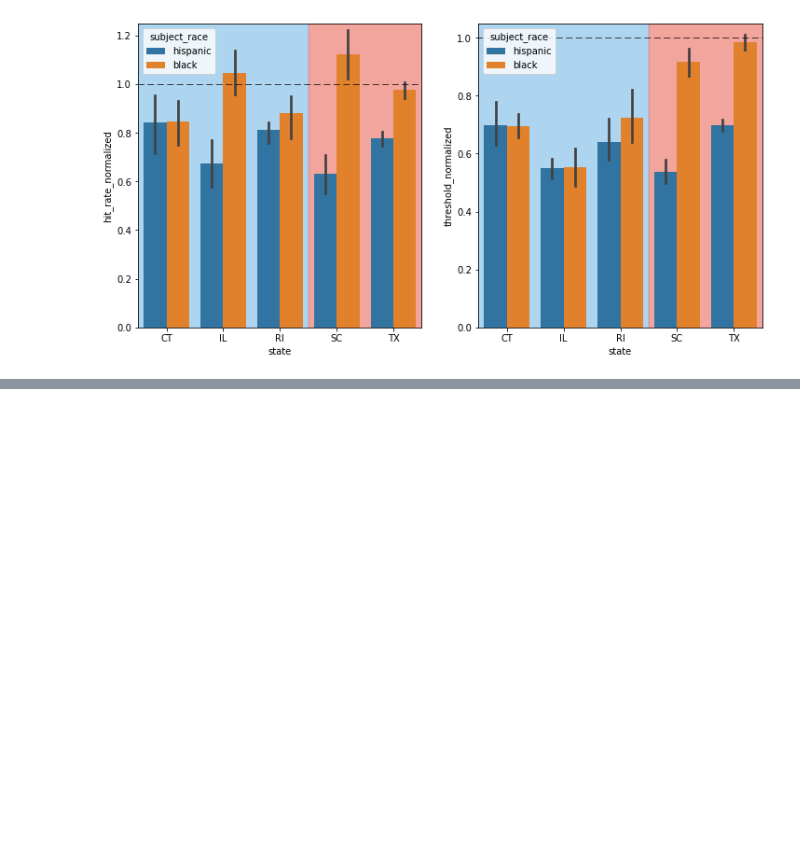
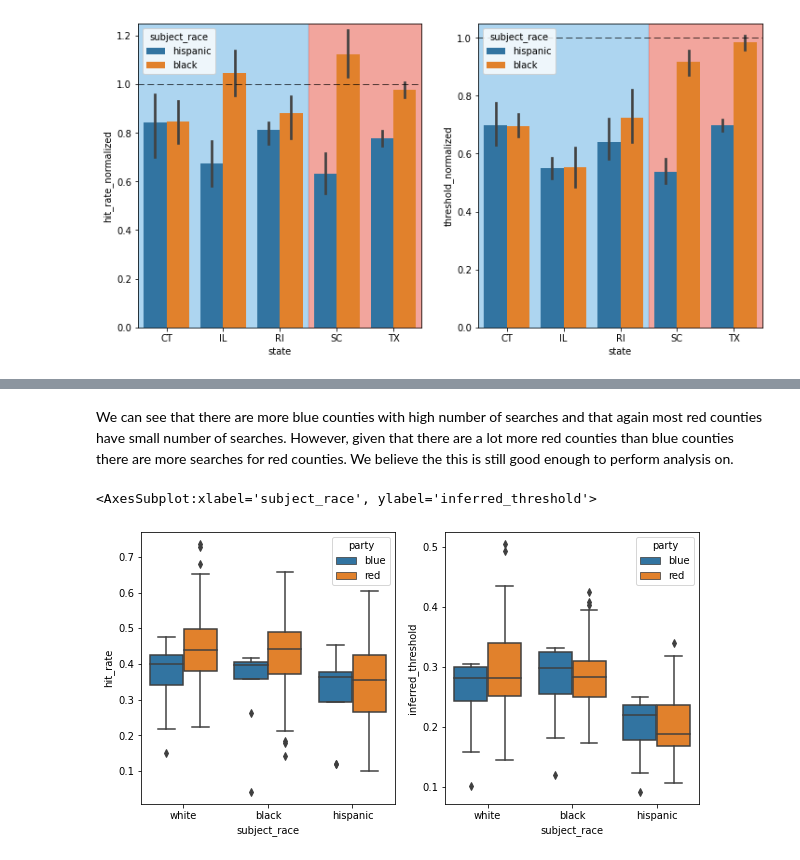
Before and after one commit to epfl-ada/ada-2020-project-milestone-p3-p3_halouma, a Jupyter notebook: p3_luis.ipynb, the cells around one changed output, grey strips where cells are left out. Cells and saved outputs as stored; diff of their text form; code cells hidden in the pictures; blank space fills up the shorter version.

```diff
--- a/p3_luis.ipynb
+++ b/p3_luis.ipynb
@@ -426,0 +459,10 @@ ax[1].axhline(1)
+# %% [markdown]
+We can see that there are more blue counties with high number of searches and that again most red counties have small number of searches.
+However, given that there are a lot more red counties than blue counties there are more searches for red counties. We believe the this is still good enough to perform analysis on.
+# %%
+fig, ax = plt.subplots(1,2, figsize = (10,5))
+sns.boxplot(data=tx, y="hit_rate", x="subject_race", hue = 'party', hue_order = ['blue', 'red'], ax = ax[0])
+sns.boxplot(data=tx, y="inferred_threshold", x="subject_race", hue = 'party', hue_order = ['blue', 'red'], ax = ax[1])
+# %% [output]
+<AxesSubplot:xlabel='subject_race', ylabel='inferred_threshold'>
+[figure, added]
```
Also changed, not shown: parts of 27 cells of this notebook.
